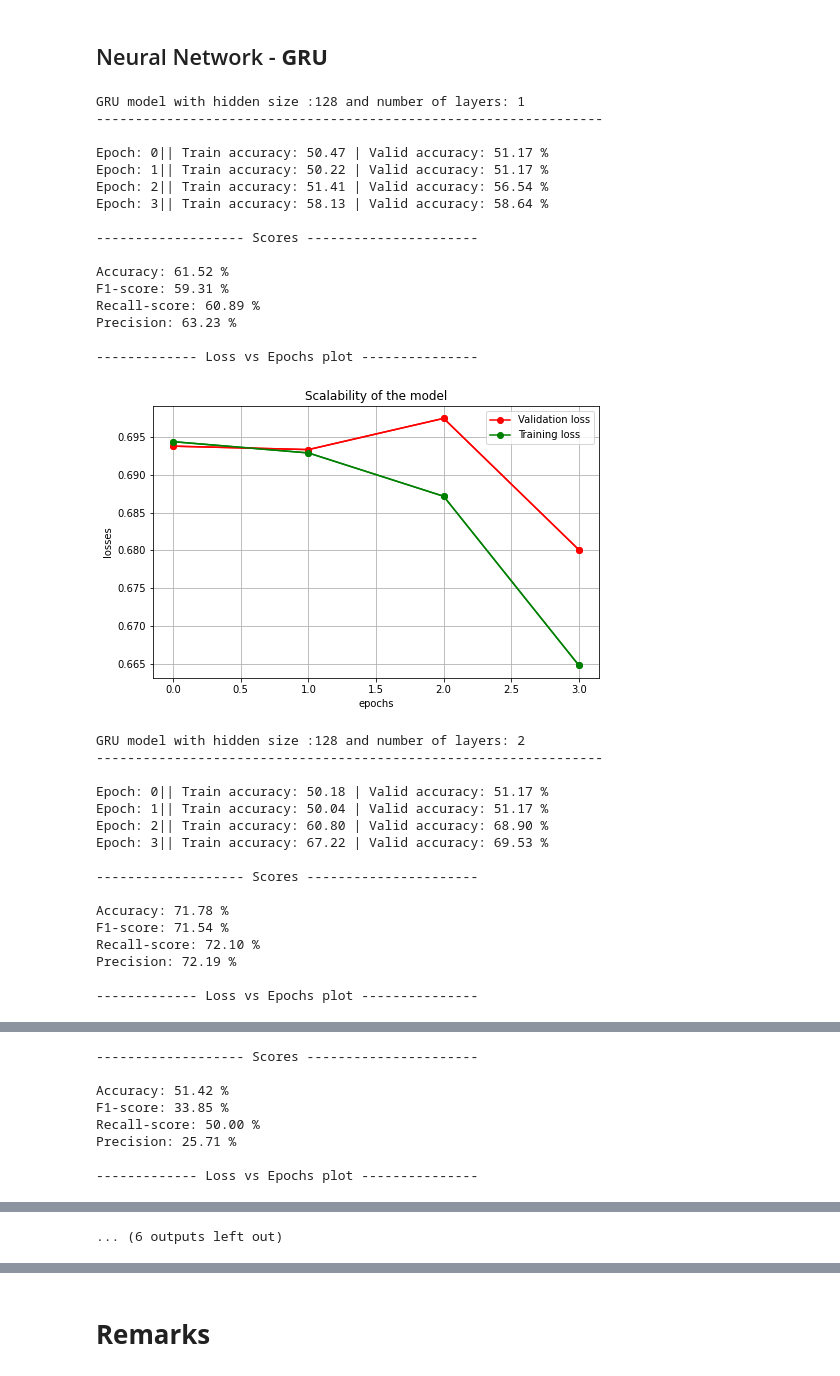
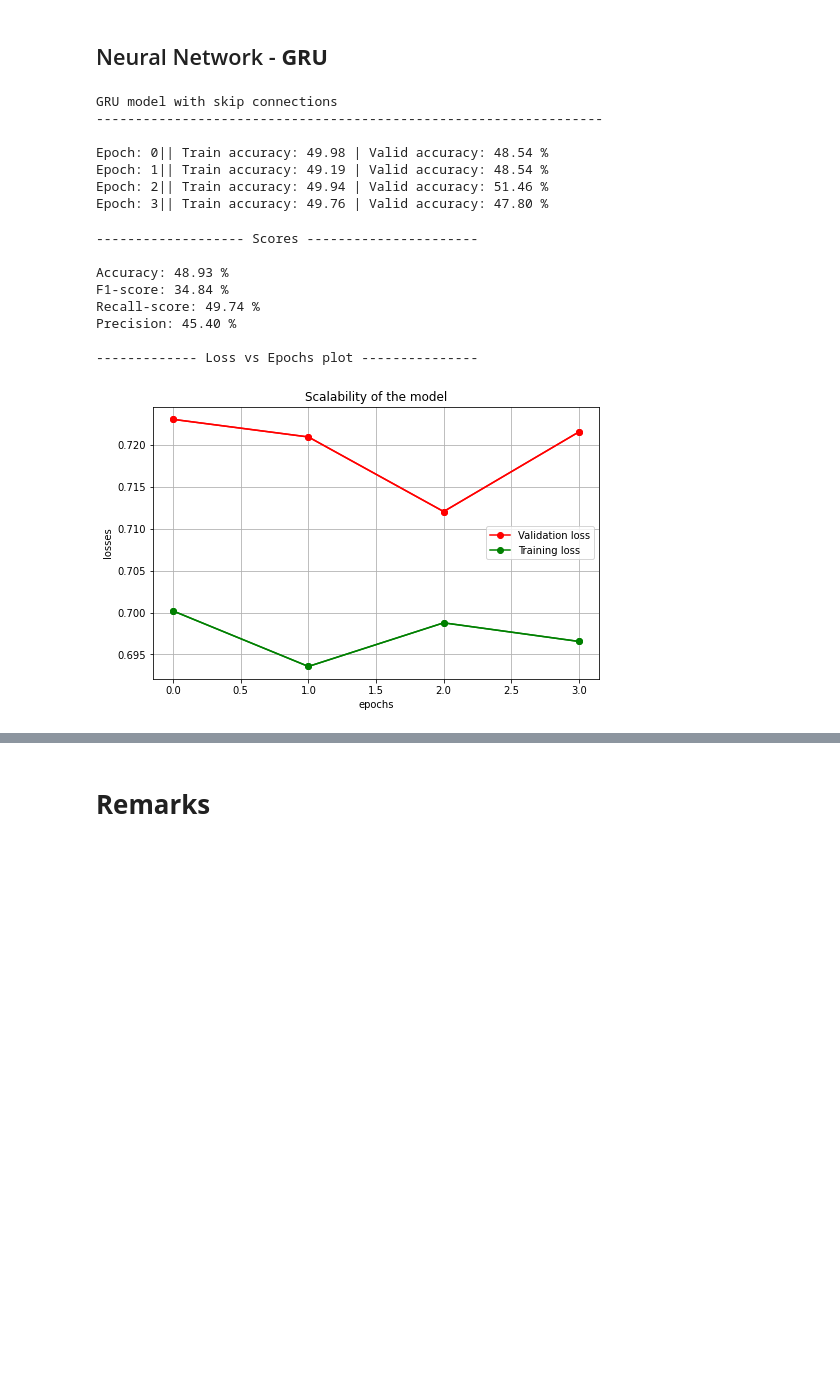
Before and after one commit to Myrto-Iglezou/Sentiment-classifier-RNN, a Jupyter notebook: Question-1-skip-connections.ipynb, the cells around one changed output, grey strips where cells are left out. Cells and saved outputs as stored; diff of their text form; code cells hidden in the pictures; blank space fills up the shorter version.

```diff
--- a/Question-1-skip-connections.ipynb
+++ b/Question-1-skip-connections.ipynb
@@ -351,63 +426,46 @@ FinalDf = pd.DataFrame(columns=[['Cell type','Layers of stacked RNNs','Hidden si
 # %%
 # ============
 input_size = 100       # length is 100, given in Field
 output_size = 1
 bidirectional = True
 cell_type = 'GRU'
 embedding_dim = 25
 # =============================
 hidden_size = 256     # number of hidden neurons
-num_layers =  3        # number of layers
-dropout = 0
-clip_param = 1
+num_layers =  1        # number of layers
+dropout = 0.3
+clip_param = 5
 # =============================
 num_epochs = 4
 LR = 0.01
 loss_function = nn.BCELoss()
 # ==============================
 
 
-net = RNNclassifier(vocab.vectors,cell_type, input_size, output_size,embedding_dim, hid_size, layers, bidirectional,dropout)
+net = GRUmodel_a(vocab.vectors,cell_type, input_size, output_size,embedding_dim, hidden_size, num_layers, bidirectional,dropout)
 optimizer = torch.optim.Adam(net.parameters(), lr=LR)   # optimize all net parameters
 
-print(f"\nGRU model with hidden size :{hid_size} and number of layers: {layers} ")
+print(f"\nGRU model with skip connections")
 print("-----------------------------------------------------------------\n")
 valid_losses,train_losses = trainNet(net,train_iter,valid_iter,num_epochs,clip_param)
 acc, f1,recall,precision = testNet(net, test_iter)
-FinalDf.loc[len(FinalDf)] = [cell_type,layers,hid_size,'-',clip_param,dropout,acc,f1,recall,precision]
+FinalDf.loc[len(FinalDf)] = [cell_type,num_layers,hidden_size,'3 layers',clip_param,dropout,acc,f1,recall,precision]
 print("\n------------- Loss vs Epochs plot ---------------\n")
 lossVSepoch(valid_losses,train_losses)
 # %% [output]
-GRU model with hidden size :128 and number of layers: 1
+GRU model with skip connections
 -----------------------------------------------------------------
 
-Epoch: 0|| Train accuracy: 50.47 | Valid accuracy: 51.17 %
-Epoch: 1|| Train accuracy: 50.22 | Valid accuracy: 51.17 %
-Epoch: 2|| Train accuracy: 51.41 | Valid accuracy: 56.54 %
-Epoch: 3|| Train accuracy: 58.13 | Valid accuracy: 58.64 %
-
-------------------- Scores ----------------------
-
-Accuracy: 61.52 %
-F1-score: 59.31 %
-Recall-score: 60.89 %
-Precision: 63.23 %
-
-------------- Loss vs Epochs plot ---------------
+Epoch: 0|| Train accuracy: 49.98 | Valid accuracy: 48.54 %
+Epoch: 1|| Train accuracy: 49.19 | Valid accuracy: 48.54 %
+Epoch: 2|| Train accuracy: 49.94 | Valid accuracy: 51.46 %
+Epoch: 3|| Train accuracy: 49.76 | Valid accuracy: 47.80 %
+------------------- Scores ----------------------
+
+Accuracy: 48.93 %
+F1-score: 34.84 %
+Recall-score: 49.74 %
+Precision: 45.40 %
+
+------------- Loss vs Epochs plot ---------------
-[figure, old version]
+[figure, new version]
-GRU model with hidden size :128 and number of layers: 2
------------------------------------------------------------------
-
-Epoch: 0|| Train accuracy: 50.18 | Valid accuracy: 51.17 %
-Epoch: 1|| Train accuracy: 50.04 | Valid accuracy: 51.17 %
-Epoch: 2|| Train accuracy: 60.80 | Valid accuracy: 68.90 %
-Epoch: 3|| Train accuracy: 67.22 | Valid accuracy: 69.53 %
-
-------------------- Scores ----------------------
-
-Accuracy: 71.78 %
-F1-score: 71.54 %
-Recall-score: 72.10 %
-Precision: 72.19 %
-
-------------- Loss vs Epochs plot ---------------
@@ -439,8 +471,0 @@ Epoch: 3|| Train accuracy: 50.14 | Valid accuracy: 51.17 %
-------------------- Scores ----------------------
-
-Accuracy: 51.42 %
-F1-score: 33.85 %
-Recall-score: 50.00 %
-Precision: 25.71 %
-
-------------- Loss vs Epochs plot ---------------
@@ -481 +471,0 @@ Precision: 73.49 %
-... (6 outputs left out)
```
Also changed, not shown: parts of 8 cells of this notebook.
